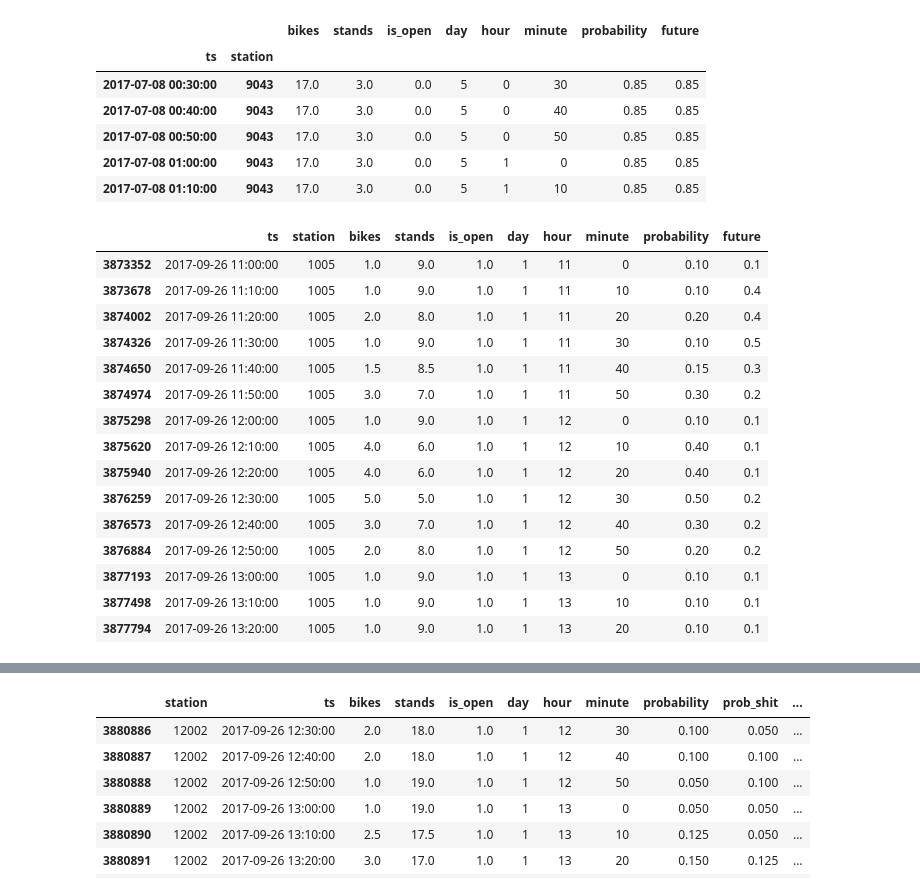
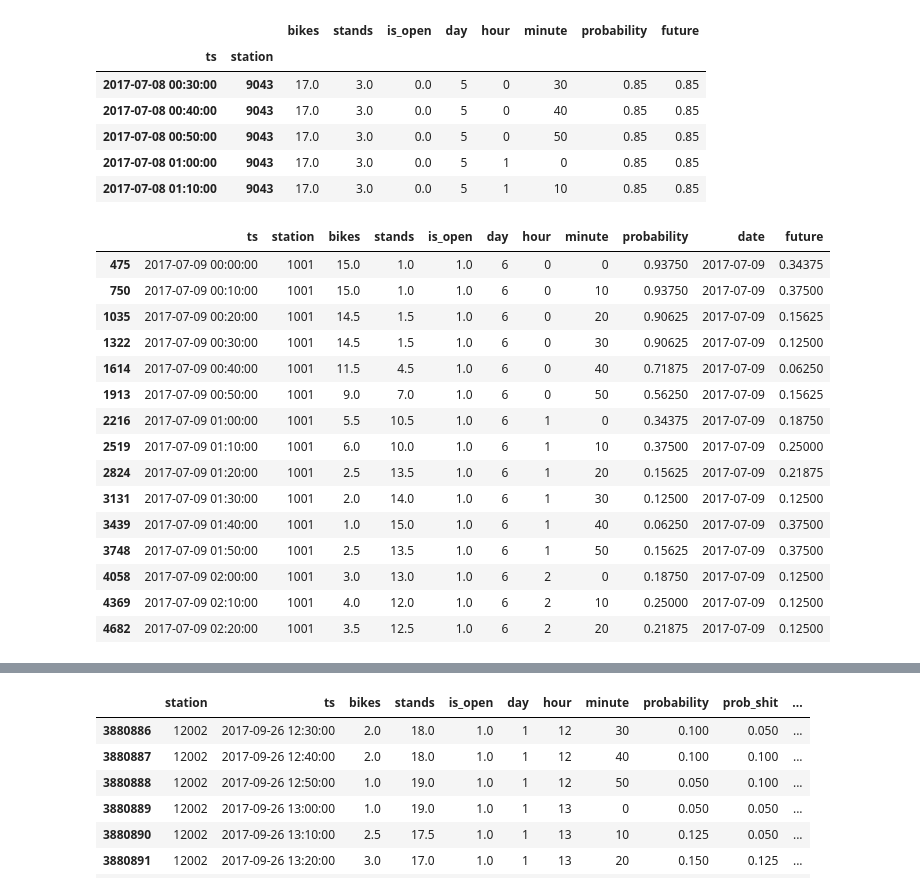
Before and after one commit to armgilles/open-data-bikes-analysis, a Jupyter notebook: Prediction-Lyon-Armand.ipynb, the cells around one changed output, grey strips where cells are left out. Saved outputs shown, nothing was run; the diff lists cells and outputs as text; code cells hidden in the pictures.

```diff
--- a/Prediction-Lyon-Armand.ipynb
+++ b/Prediction-Lyon-Armand.ipynb
@@ -191,21 +220,21 @@ result.head()
 # %%
 result = result.reset_index()
 # %%
-result[result.station == 1005].tail(15)
+result[result.station == 1001].head(15)
 # %% [output]
-|  | ts | station | bikes | stands | is_open | day | hour | minute | probability | future |
-| 3873352 | 2017-09-26 11:00:00 | 1005 | 1.0 | 9.0 | 1.0 | 1 | 11 | 0 | 0.10 | 0.1 |
-| 3873678 | 2017-09-26 11:10:00 | 1005 | 1.0 | 9.0 | 1.0 | 1 | 11 | 10 | 0.10 | 0.4 |
-| 3874002 | 2017-09-26 11:20:00 | 1005 | 2.0 | 8.0 | 1.0 | 1 | 11 | 20 | 0.20 | 0.4 |
-| 3874326 | 2017-09-26 11:30:00 | 1005 | 1.0 | 9.0 | 1.0 | 1 | 11 | 30 | 0.10 | 0.5 |
-| 3874650 | 2017-09-26 11:40:00 | 1005 | 1.5 | 8.5 | 1.0 | 1 | 11 | 40 | 0.15 | 0.3 |
-| 3874974 | 2017-09-26 11:50:00 | 1005 | 3.0 | 7.0 | 1.0 | 1 | 11 | 50 | 0.30 | 0.2 |
-| 3875298 | 2017-09-26 12:00:00 | 1005 | 1.0 | 9.0 | 1.0 | 1 | 12 | 0 | 0.10 | 0.1 |
-| 3875620 | 2017-09-26 12:10:00 | 1005 | 4.0 | 6.0 | 1.0 | 1 | 12 | 10 | 0.40 | 0.1 |
-| 3875940 | 2017-09-26 12:20:00 | 1005 | 4.0 | 6.0 | 1.0 | 1 | 12 | 20 | 0.40 | 0.1 |
-| 3876259 | 2017-09-26 12:30:00 | 1005 | 5.0 | 5.0 | 1.0 | 1 | 12 | 30 | 0.50 | 0.2 |
-| 3876573 | 2017-09-26 12:40:00 | 1005 | 3.0 | 7.0 | 1.0 | 1 | 12 | 40 | 0.30 | 0.2 |
-| 3876884 | 2017-09-26 12:50:00 | 1005 | 2.0 | 8.0 | 1.0 | 1 | 12 | 50 | 0.20 | 0.2 |
-| 3877193 | 2017-09-26 13:00:00 | 1005 | 1.0 | 9.0 | 1.0 | 1 | 13 | 0 | 0.10 | 0.1 |
-| 3877498 | 2017-09-26 13:10:00 | 1005 | 1.0 | 9.0 | 1.0 | 1 | 13 | 10 | 0.10 | 0.1 |
-| 3877794 | 2017-09-26 13:20:00 | 1005 | 1.0 | 9.0 | 1.0 | 1 | 13 | 20 | 0.10 | 0.1 |
+|  | ts | station | bikes | stands | is_open | day | hour | minute | probability | date | future |
+| 475 | 2017-07-09 00:00:00 | 1001 | 15.0 | 1.0 | 1.0 | 6 | 0 | 0 | 0.93750 | 2017-07-09 | 0.34375 |
+| 750 | 2017-07-09 00:10:00 | 1001 | 15.0 | 1.0 | 1.0 | 6 | 0 | 10 | 0.93750 | 2017-07-09 | 0.37500 |
+| 1035 | 2017-07-09 00:20:00 | 1001 | 14.5 | 1.5 | 1.0 | 6 | 0 | 20 | 0.90625 | 2017-07-09 | 0.15625 |
+| 1322 | 2017-07-09 00:30:00 | 1001 | 14.5 | 1.5 | 1.0 | 6 | 0 | 30 | 0.90625 | 2017-07-09 | 0.12500 |
+| 1614 | 2017-07-09 00:40:00 | 1001 | 11.5 | 4.5 | 1.0 | 6 | 0 | 40 | 0.71875 | 2017-07-09 | 0.06250 |
+| 1913 | 2017-07-09 00:50:00 | 1001 | 9.0 | 7.0 | 1.0 | 6 | 0 | 50 | 0.56250 | 2017-07-09 | 0.15625 |
+| 2216 | 2017-07-09 01:00:00 | 1001 | 5.5 | 10.5 | 1.0 | 6 | 1 | 0 | 0.34375 | 2017-07-09 | 0.18750 |
+| 2519 | 2017-07-09 01:10:00 | 1001 | 6.0 | 10.0 | 1.0 | 6 | 1 | 10 | 0.37500 | 2017-07-09 | 0.25000 |
+| 2824 | 2017-07-09 01:20:00 | 1001 | 2.5 | 13.5 | 1.0 | 6 | 1 | 20 | 0.15625 | 2017-07-09 | 0.21875 |
+| 3131 | 2017-07-09 01:30:00 | 1001 | 2.0 | 14.0 | 1.0 | 6 | 1 | 30 | 0.12500 | 2017-07-09 | 0.12500 |
+| 3439 | 2017-07-09 01:40:00 | 1001 | 1.0 | 15.0 | 1.0 | 6 | 1 | 40 | 0.06250 | 2017-07-09 | 0.37500 |
+| 3748 | 2017-07-09 01:50:00 | 1001 | 2.5 | 13.5 | 1.0 | 6 | 1 | 50 | 0.15625 | 2017-07-09 | 0.37500 |
+| 4058 | 2017-07-09 02:00:00 | 1001 | 3.0 | 13.0 | 1.0 | 6 | 2 | 0 | 0.18750 | 2017-07-09 | 0.12500 |
+| 4369 | 2017-07-09 02:10:00 | 1001 | 4.0 | 12.0 | 1.0 | 6 | 2 | 10 | 0.25000 | 2017-07-09 | 0.12500 |
+| 4682 | 2017-07-09 02:20:00 | 1001 | 3.5 | 12.5 | 1.0 | 6 | 2 | 20 | 0.21875 | 2017-07-09 | 0.12500 |
```
Also changed, not shown: parts of 103 cells of this notebook, 4 other files.
